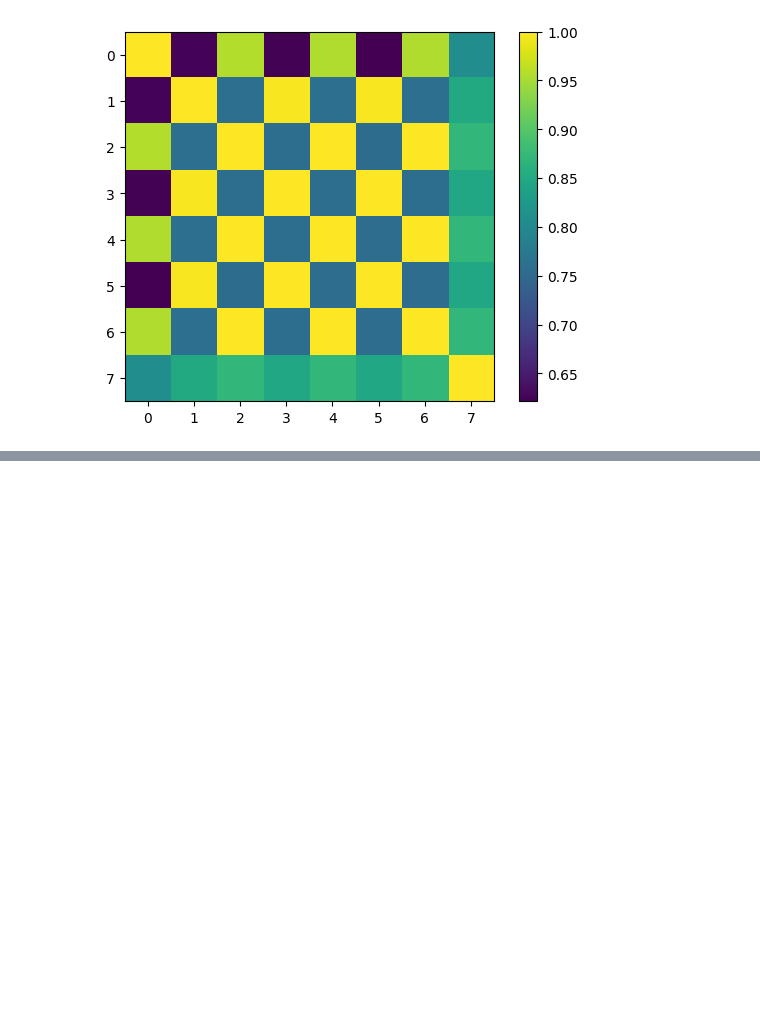
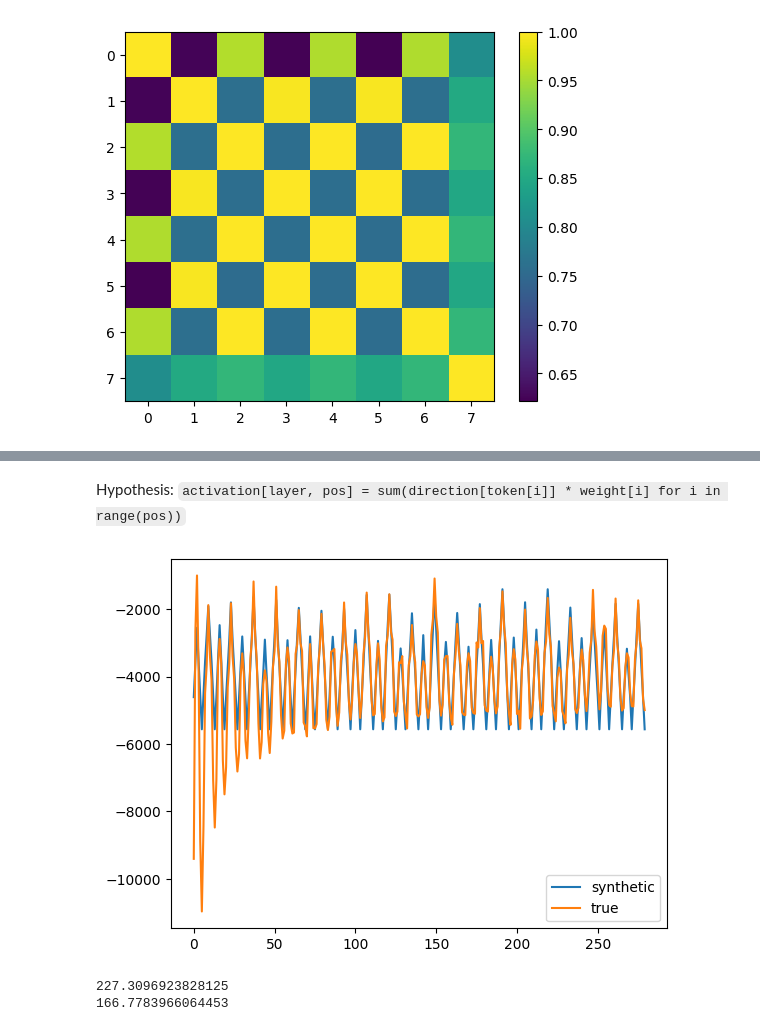
Before and after one commit to msh2481/LanguageTransfer, a Jupyter notebook: patching.ipynb, the cells around one changed output, grey strips where cells are left out. Saved outputs shown, nothing was run; the diff lists cells and outputs as text; code cells hidden in the pictures; blank space fills up the shorter version.

Commit message:
Synthethic activations

```diff
--- a/patching.ipynb
+++ b/patching.ipynb
@@ -248,9 +250,3 @@ def get_baseline(prompt: str, layer: int) -> Float[TT, "d_model"]:
         activations = get_layer_residuals(model, tokenizer, prompt + " " + token, layer_list)
         impacts.append(activations[layer][-1])
     return t.stack(impacts).mean(0)
-
-layer = 3
-points = []
-points.append(get_baseline("<1 <2 <3", layer=layer))
-points.append(get_baseline("<2 <1 <3", layer=layer))
-points = t.stack(points)
@@ -274,0 +253,3 @@ unexplained 5.03987979888916
+# %% [markdown]
+Hypothesis:
+`activation[layer, pos] = sum(direction[token[i]] * weight[i] for i in range(pos))`
@@ -274,0 +318,43 @@ unexplained 5.03987979888916
+# %%
+from utils import tokenize
+
+
+@typed
+def synthethic(prompt: str) -> Float[TT, "n_layers seq d_model"]:
+    types = tokenize(tokenizer, prompt)["input_ids"][0] // 2
+    is_open = tokenize(tokenizer, prompt)["input_ids"][0] % 2 == 0
+    assert_type(is_open, Bool[TT, "seq"])
+    results = []
+    for layer in range(n_layers):
+        result = []
+        s = 0
+        for type, flag in zip(types, is_open):
+            s = s + directions[type][layer] * k * (1 if flag else -1)
+            result.append(s)
+        results.append(t.stack(result))
+    return t.stack(results)
+
+prompt = prompt_from_template("((()))(((())))" * 20, random=True)
+synth = synthethic(prompt)
+truth = t.stack(get_layer_residuals(model, tokenizer, prompt, layer_list))
+assert_type(synth, Float[TT, "n_layers seq d_model"])
+assert synth.shape == truth.shape
+# %%
+bias = (truth - synth)[:, -20:].mean(1, keepdim=True)
+# %%
+layer = 7
+direction = synth[layer, 2] - synth[layer, 0]
+# direction = t.randn(256)
+proj_s = ein.einsum(synth[layer] + bias[layer], direction, "n d, d -> n")
+proj_t = ein.einsum(truth[layer], direction, "n d, d -> n")
+plt.plot(proj_s, label="synthetic")
+plt.plot(proj_t, label="true")
+plt.legend()
+plt.show()
+
+print(truth.norm(dim=-1).mean().item())
+print((truth - (synth + bias)).norm(dim=-1).mean().item())
+# %% [output]
+[figure, added]
+227.3096923828125
+166.7783966064453
```
Also changed, not shown: parts of 15 cells of this notebook, 1 other file.
